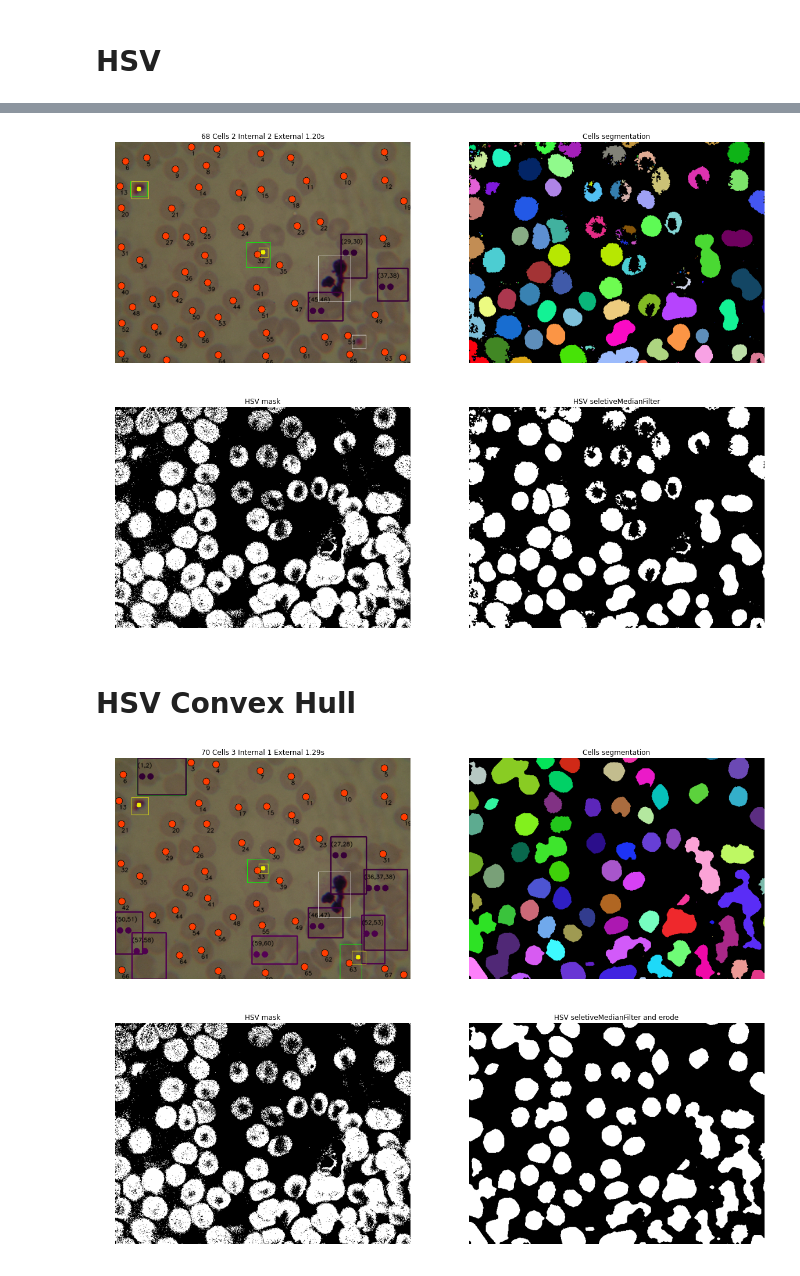
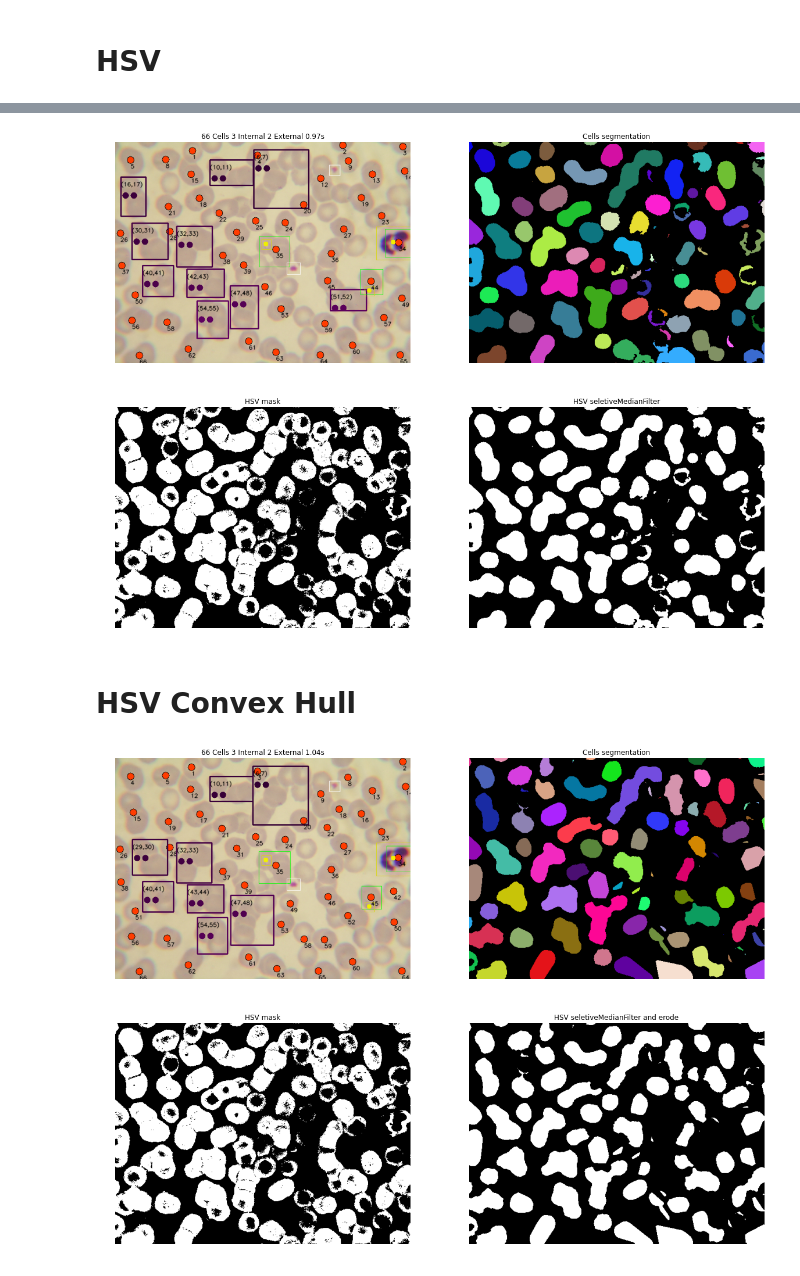
Before and after one commit to klingerkrieg/pid-course-project, a Jupyter notebook: segmentation_methods/hsv.ipynb, the cells around one changed output, grey strips where cells are left out. Cells and saved outputs as stored; diff of their text form; code cells hidden in the pictures.

```diff
--- a/segmentation_methods/hsv.ipynb
+++ b/segmentation_methods/hsv.ipynb
@@ -162,10 +165,11 @@ if __name__ == '__main__':
 
     #PATH = "../PHOTOS_MALARIA_VHIR_UPC/fotos_2015_12_01/P_falciparum/Trofozoits/DSCN0083.JPG"
     #PATH = "../blood_samples/samples/blood_smear_2.JPG"
-    PATH = "../blood_samples/samples/blood_smear_1.JPG"
+    #PATH = "../blood_samples/samples/blood_smear_1.JPG"
+    PATH = "../blood_samples/samples/blood_smear_8.JPG"
     #PATH = "../blood_samples/samples/blood_smear_14.JPG"
 
-    images, stats = hsv_method(PATH, UNET_VALIDATION)
+    images, stats = hsv_method(PATH, NO_VALIDATION)
     img, cell_mask_colored, cell_mask_bk, cell_mask = images
     cells,internal,external,passTime = stats
 
@@ -185,32 +189,32 @@ if __name__ == '__main__':
     ax[1].set_title("HSV seletiveMedianFilter")
     plt.show()
 # %% [output]
-[figure, old version]
+[figure, new version]
-[figure, old version]
+[figure, new version]
 # %% [markdown]
 # HSV Convex Hull
 # %%
 if __name__ == '__main__':
-    images, stats = hsv_method(PATH, UNET_VALIDATION, use_median_filter=False)
+    images, stats = hsv_method(PATH, NO_VALIDATION, use_median_filter=False)
 
     img, cell_mask_colored, cell_mask_bk, cell_mask = images
     cells,internal,external,passTime = stats
 
     fig, ax = plt.subplots(ncols=2, figsize=(20, 20))
 
     ax[0].imshow(img, cmap='gray')
     ax[0].set_title("%d Cells %d Internal %d External %s" %(cells,internal,external, passTime))
     ax[1].imshow(cell_mask_colored, cmap='gray')
     ax[1].set_title("Cells segmentation")
     plt.show()
 
     fig, ax = plt.subplots(ncols=2, figsize=(20, 20))
 
     ax[0].imshow(cell_mask_bk, cmap='gray')
     ax[0].set_title("HSV mask")
     ax[1].imshow(cell_mask, cmap='gray')
     ax[1].set_title("HSV seletiveMedianFilter and erode")
     plt.show()
 # %% [output]
-[figure, old version]
+[figure, new version]
-[figure, old version]
+[figure, new version]
```
Also changed, not shown: parts of 1 cell of this notebook, 35 other files.
